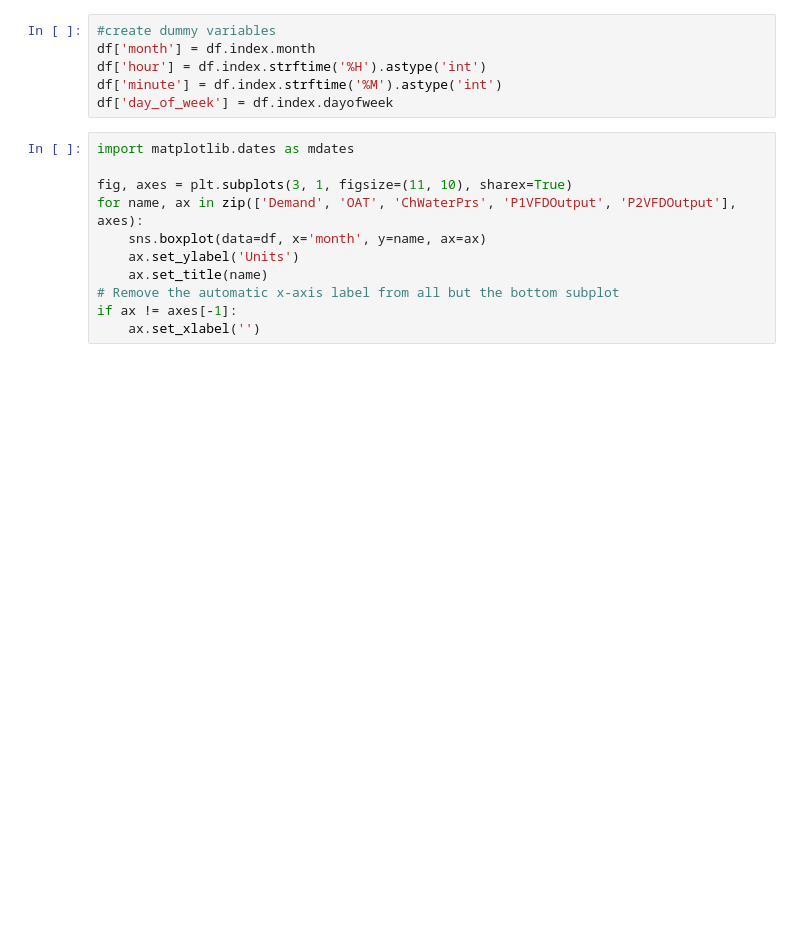
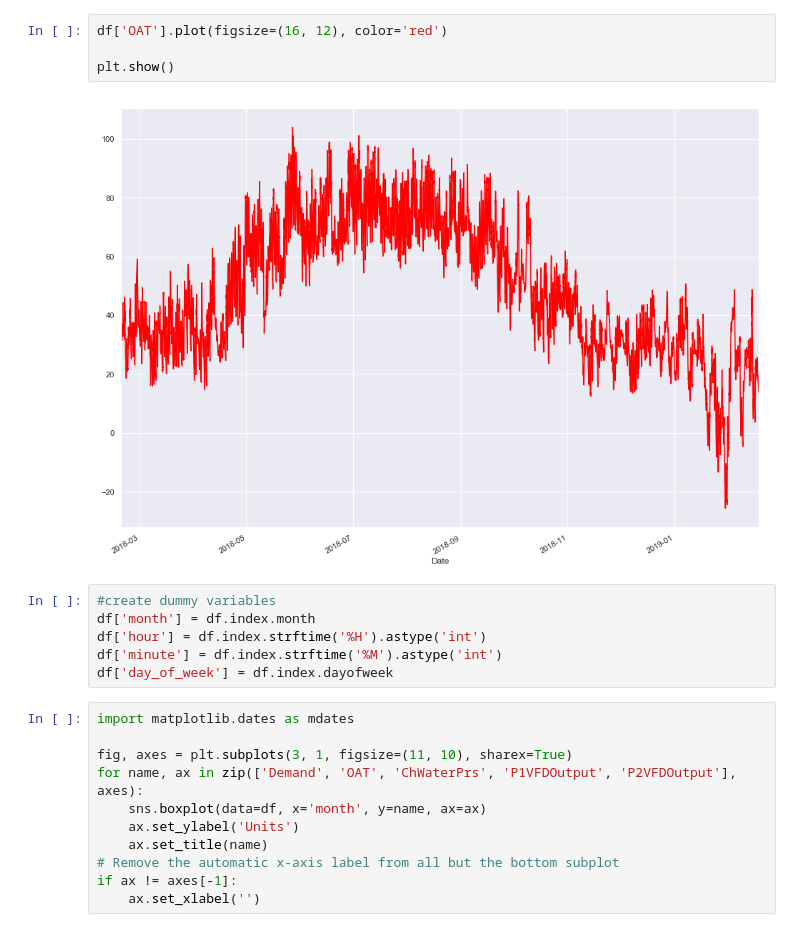
Before and after one commit to bbartling/Data, a Jupyter notebook: dataAnalysis.ipynb, the cells around one changed output. Saved outputs shown, nothing was run; the diff lists cells and outputs as text; blank space fills up the shorter version.

```diff
--- a/dataAnalysis.ipynb
+++ b/dataAnalysis.ipynb
@@ -37,3 +65,9 @@ daily.describe()
+# %%
+df['OAT'].plot(figsize=(16, 12), color='red')
+
+plt.show()
+# %% [output]
+[figure, added]
 # %%
 #create dummy variables
 df['month'] = df.index.month
```
Also changed, not shown: parts of 26 cells of this notebook.
